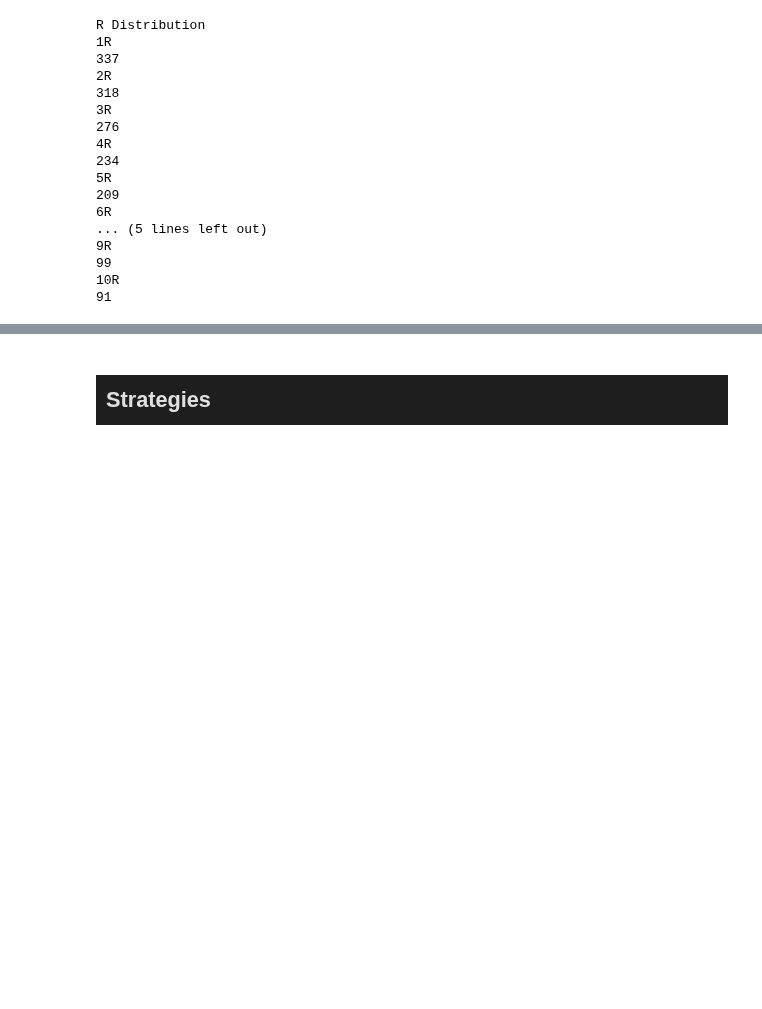
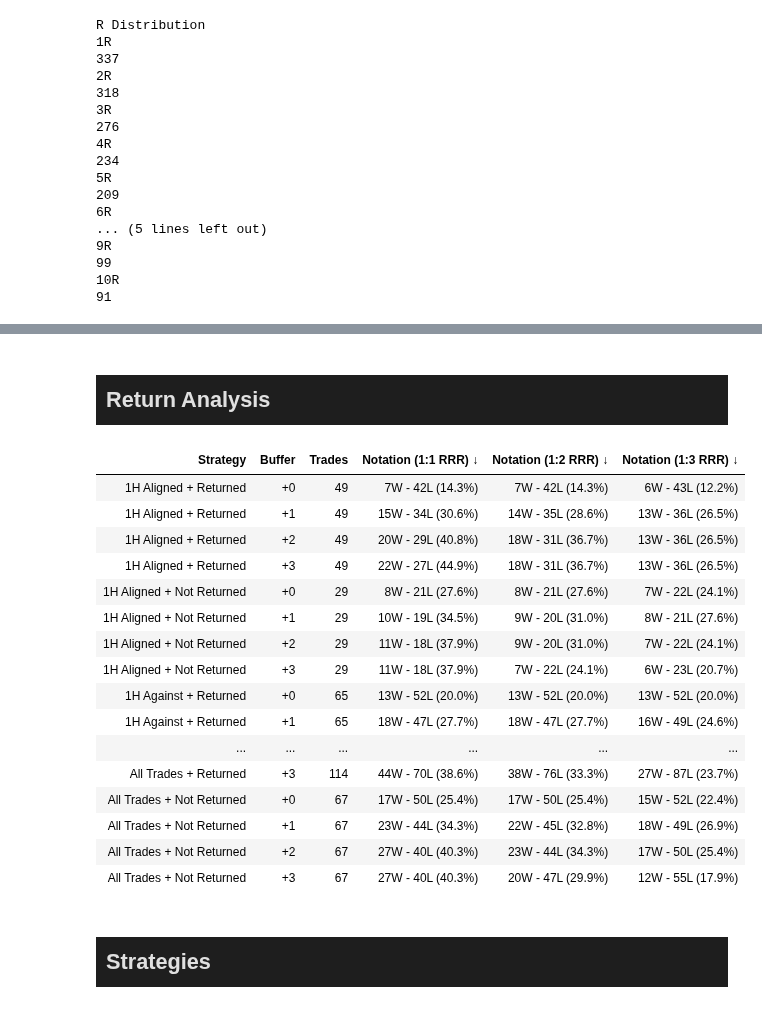
Before and after one commit to ReekenX/forex-backtester, a Jupyter notebook: labs/15LS1CC.ipynb, the cells around one changed output, grey strips where cells are left out. Drawn from its saved outputs; the diff is of its cells as text; code cells hidden in the pictures; blank space fills up the shorter version.

Commit message:
chore: update with latest CSV of Returned column of 180 entry points

```diff
--- a/labs/15LS1CC.ipynb
+++ b/labs/15LS1CC.ipynb
@@ -149,7 +149,26 @@ Pullback Analysis (1:1 RRR)
 | Full | 514 | 0W – 514L – 164M (0.0%) | 58W – 456L – 163M (11.3%) | 102W – 412L – 160M (19.8%) | 131W – 383L – 159M (25.5%) |
 # %%
 # Return Analysis: 1H alignment x Returned/Not Returned across SL buffers (Returned tracked since 2026-06-17)
-display_analysis_return('2026-06-17', df)
+display_analysis_return('2026-05-25', df)
+# %% [output]
+Return Analysis
+| Strategy | Buffer | Trades | Notation (1:1 RRR) ↓ | Notation (1:2 RRR) ↓ | Notation (1:3 RRR) ↓ |
+| 1H Aligned + Returned | +0 | 49 | 7W - 42L (14.3%) | 7W - 42L (14.3%) | 6W - 43L (12.2%) |
+| 1H Aligned + Returned | +1 | 49 | 15W - 34L (30.6%) | 14W - 35L (28.6%) | 13W - 36L (26.5%) |
+| 1H Aligned + Returned | +2 | 49 | 20W - 29L (40.8%) | 18W - 31L (36.7%) | 13W - 36L (26.5%) |
+| 1H Aligned + Returned | +3 | 49 | 22W - 27L (44.9%) | 18W - 31L (36.7%) | 13W - 36L (26.5%) |
+| 1H Aligned + Not Returned | +0 | 29 | 8W - 21L (27.6%) | 8W - 21L (27.6%) | 7W - 22L (24.1%) |
+| 1H Aligned + Not Returned | +1 | 29 | 10W - 19L (34.5%) | 9W - 20L (31.0%) | 8W - 21L (27.6%) |
+| 1H Aligned + Not Returned | +2 | 29 | 11W - 18L (37.9%) | 9W - 20L (31.0%) | 7W - 22L (24.1%) |
+| 1H Aligned + Not Returned | +3 | 29 | 11W - 18L (37.9%) | 7W - 22L (24.1%) | 6W - 23L (20.7%) |
+| 1H Against + Returned | +0 | 65 | 13W - 52L (20.0%) | 13W - 52L (20.0%) | 13W - 52L (20.0%) |
+| 1H Against + Returned | +1 | 65 | 18W - 47L (27.7%) | 18W - 47L (27.7%) | 16W - 49L (24.6%) |
+| ... | ... | ... | ... | ... | ... |
+| All Trades + Returned | +3 | 114 | 44W - 70L (38.6%) | 38W - 76L (33.3%) | 27W - 87L (23.7%) |
+| All Trades + Not Returned | +0 | 67 | 17W - 50L (25.4%) | 17W - 50L (25.4%) | 15W - 52L (22.4%) |
+| All Trades + Not Returned | +1 | 67 | 23W - 44L (34.3%) | 22W - 45L (32.8%) | 18W - 49L (26.9%) |
+| All Trades + Not Returned | +2 | 67 | 27W - 40L (40.3%) | 23W - 44L (34.3%) | 17W - 50L (25.4%) |
+| All Trades + Not Returned | +3 | 67 | 27W - 40L (40.3%) | 20W - 47L (29.9%) | 12W - 55L (17.9%) |
 # %%
 # Strategies: All Trades + 1H Aligned/Against across SL buffers
 display_analysis_strategies(df)
```
Also changed, not shown: 1 other file.
